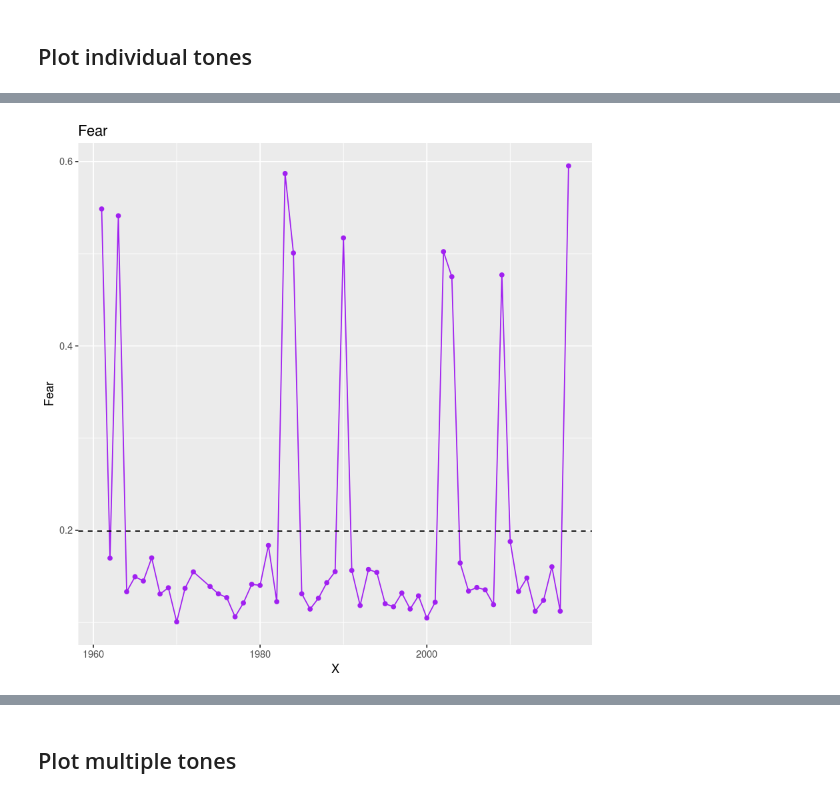
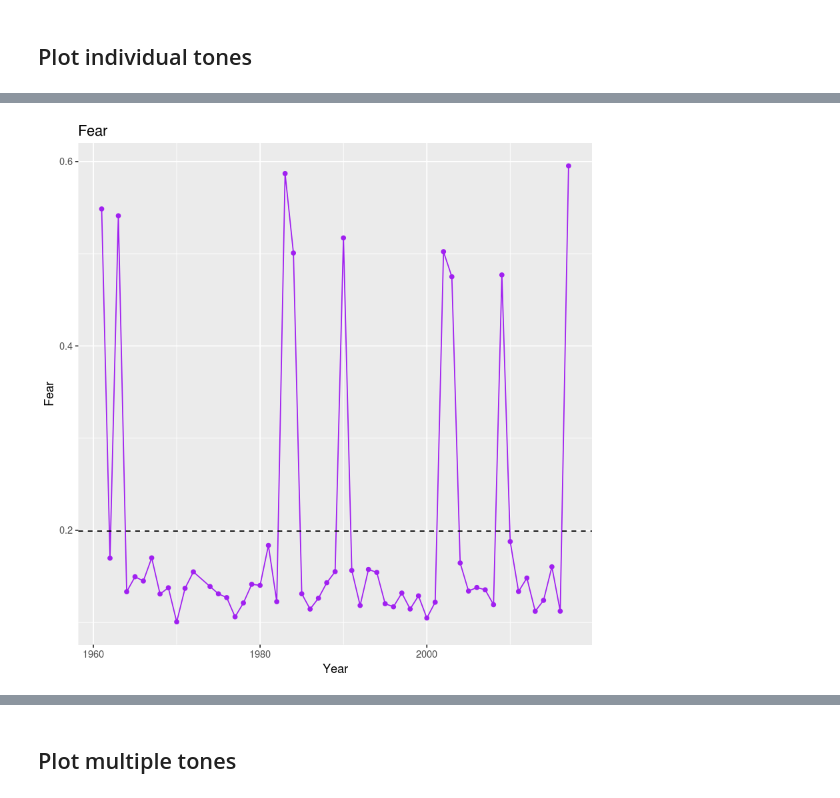
Before and after one commit to nickbuker/tone_state_of_the_unions, a Jupyter notebook: c_visualize_tones_r.ipynb, the cells around one changed output, grey strips where cells are left out. Saved outputs shown, nothing was run; the diff lists cells and outputs as text; code cells hidden in the pictures.

```diff
--- a/c_visualize_tones_r.ipynb
+++ b/c_visualize_tones_r.ipynb
@@ -42,11 +72,11 @@ ggtitle('Joy')
 # %%
 ggplot(data = df) +
 geom_line(aes(x = X, y = Fear), color = 'purple') +
 geom_point(aes(x = X, y = Fear), color = 'purple') +
 geom_hline(yintercept = mean(df$Fear), lty = 2) +
-ggtitle('Fear')
+labs(title='Fear', x='Year')
 # %% [output]
-[figure, old version]
+[figure, new version]
 # %%
 ggplot(data = df) +
 geom_line(aes(x = X, y = Disgust), color = 'cyan2') +
```
Also changed, not shown: parts of 14 cells of this notebook.
